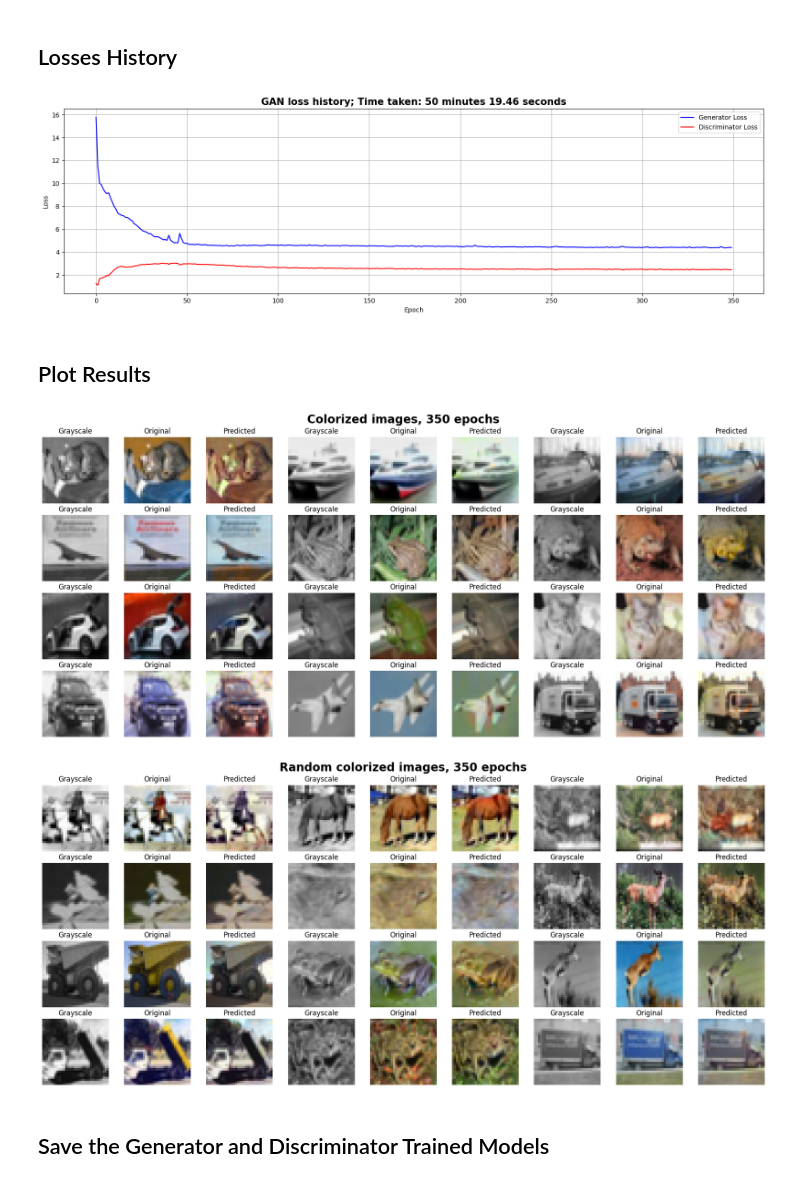
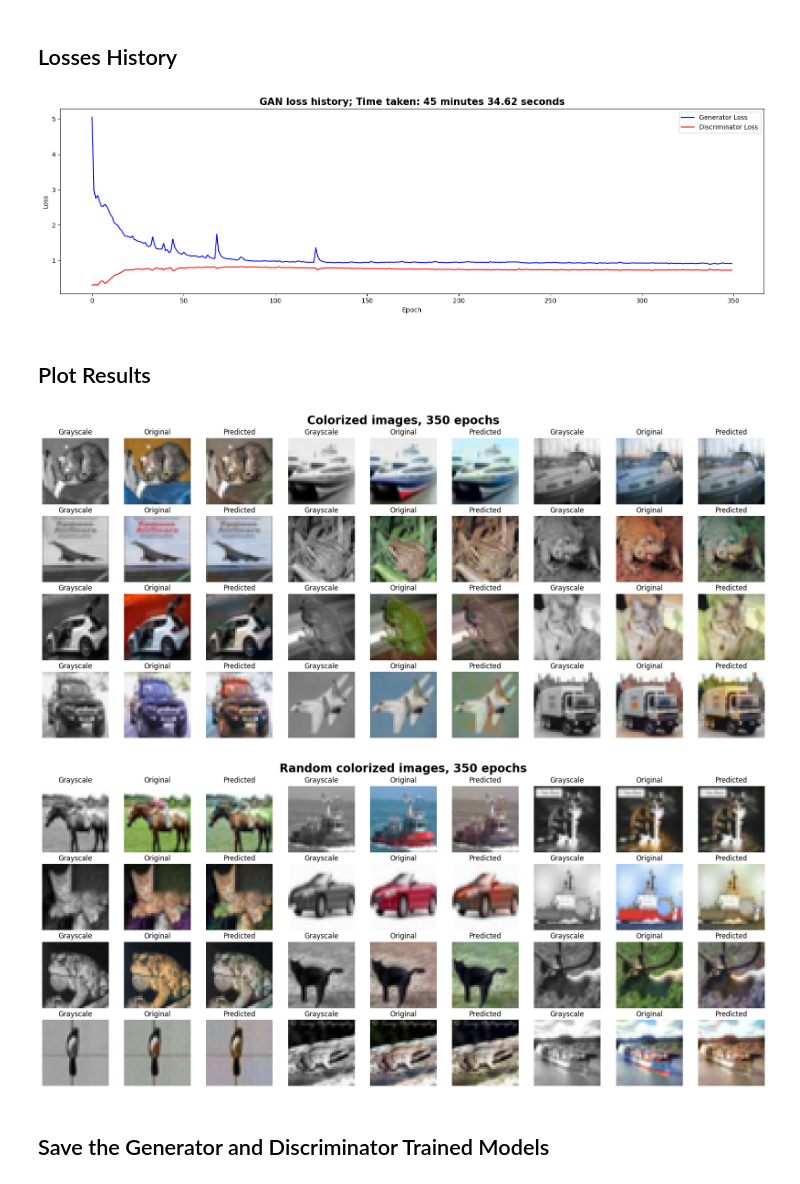
Before and after one commit to pintamonas4575/RLGAN-project-MAADM-UPM, a Jupyter notebook: RLGAN-p2-GAN.ipynb, the cells around one changed output. Saved outputs shown, nothing was run; the diff lists cells and outputs as text; code cells hidden in the pictures.

Commit message:
cambiado el tamaño de batch a la GAN, va mejor

```diff
--- a/RLGAN-p2-GAN.ipynb
+++ b/RLGAN-p2-GAN.ipynb
@@ -13,10 +13,9 @@ import matplotlib.axes
 import matplotlib.pyplot as plt
 from skimage.color import rgb2lab, lab2rgb
 from pathlib import Path
-from tqdm import tqdm
 
 from keras.layers import (
-    Activation, BatchNormalization, AveragePooling2D, MaxPooling2D,
+    Activation, BatchNormalization, MaxPooling2D,
     Conv2D, Dense, Dropout, Flatten, LeakyReLU, Conv2DTranspose,
     Input, concatenate
 )
@@ -32,10 +31,10 @@ physical_devices = tf.config.experimental.list_physical_devices('GPU')
 tf.config.experimental.set_memory_growth(physical_devices[0], True)
 
 IMAGE_SIZE = 32
-BATCH_SIZE = 128
+BATCH_SIZE = 256
 SHUFFLE_BUFFER_SIZE = 100
 
-WORKDIR = "results_p2"
+WORKDIR = "results_p2/GAN"
 
 # Create directories
 Path(WORKDIR).mkdir(parents=True, exist_ok=True)
@@ -525,14 +522,13 @@ def plot_loss(gen_loss: list[float], disc_loss: list[float]) -> None:
     plt.ylabel('Loss')
     plt.title(f'GAN loss history; Time taken: {int(minutos)} minutes {segundos:.2f} seconds', fontsize=15, fontweight='bold')
     plt.legend()
-    plt.grid()
     plt.tight_layout()
-    plt.savefig(os.path.join(WORKDIR, f'GAN_{EPOCHS}_loss_history.png'))
+    plt.savefig(os.path.join(f"{WORKDIR}/..", f'GAN_{EPOCHS}_loss_history.png'))
     plt.show()
 
 plot_loss(gen_loss_history, disc_loss_history)
 # %% [output]
-[figure, old version]
+[figure, new version]
 # %% [markdown]
 ## Plot Results
 # %%
@@ -591,14 +587,14 @@ def plot_colorized_images(n_samples: int) -> None:
 
     plt.suptitle(f'Colorized images, {EPOCHS} epochs', fontsize=20, fontweight='bold', y=0.99)
     plt.tight_layout(pad=0.5)
-    plt.savefig(os.path.join(WORKDIR, f'GAN_{EPOCHS}_predictions.png'))
+    plt.savefig(os.path.join(f"{WORKDIR}/..", f'GAN_{EPOCHS}_predictions.png'))
     plt.show()
 
 plot_colorized_images(n_samples=12)
 # %% [output]
-[figure, old version]
+[figure, new version]
 # %%
-def plot_colorized_images_random(n_samples: int) -> None:
+def plot_colorized_images_random(n_samples: int, index: int, show_figure: bool) -> None:
     indices = np.random.choice(len(X_test), n_samples, replace=False)
 
     # Generate colorized versions of the randomly selected grayscale images in the test set
@@ -629,38 +625,45 @@ def plot_colorized_images_random(n_samples: int) -> None:
         predicted_lab = np.dstack((x, y_hat * 128))
         predicted_rgb = lab2rgb(predicted_lab)
 
         # Display the grayscale image in the first column of the current row
         ax: matplotlib.axes.Axes = axes[row, col]  # Get the appropriate axis for the current subplot
         ax.axis('off')
         ax.imshow(grayscale_rgb)
         ax.set_title('Grayscale', fontsize=font_size)
 
         # Display the original color image in the second column of the current row
         ax = axes[row, col + 1]  # Move to the next column for original RGB
         ax.axis('off')
         ax.imshow(orig_rgb)
         ax.set_title('Original', fontsize=font_size)
 
         # Display the colorized image in the third column of the current row
         ax = axes[row, col + 2]  # Move to the next column for predicted colorized image
         ax.axis('off')
         ax.imshow(predicted_rgb)
         ax.set_title('Predicted', fontsize=font_size)
 
     # Hide empty subplots if any
     for ax_row in axes:
         for ax in ax_row:
             if not ax.has_data():
                 ax.axis('off')
 
     plt.suptitle(f'Random colorized images, {EPOCHS} epochs', fontsize=20, fontweight='bold', y=0.99)
     plt.tight_layout(pad=0.5)
-    plt.savefig(os.path.join(WORKDIR, f'GAN_{EPOCHS}_predictions_random.png'))
-    plt.show()
-
-plot_colorized_images_random(n_samples=12)
+    plt.savefig(os.path.join(f"{WORKDIR}/..", f'GAN_{EPOCHS}_predictions_random_{index}.png'))
+    if show_figure:
+        plt.show()
+    plt.close()
+# -----------------------------------------------------
+num_batches = 5
+for i in range(1, num_batches+1): # 5 batches of 12 images each
+    if i < num_batches:
+        plot_colorized_images_random(n_samples=12, index=i, show_figure=False)
+    else:
+        plot_colorized_images_random(n_samples=12, index=i, show_figure=True)
 # %% [output]
-[figure, old version]
+[figure, new version]
 # %% [markdown]
 ## Save the Generator and Discriminator Trained Models
 # %%
```
Also changed, not shown: parts of 7 cells of this notebook, 9 other files.
